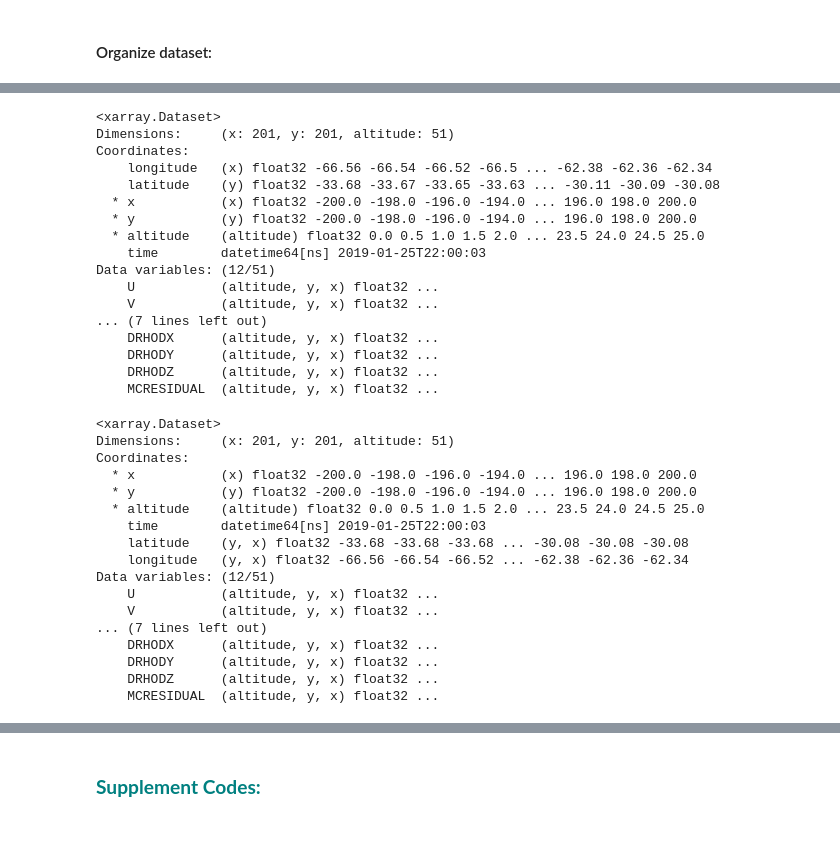
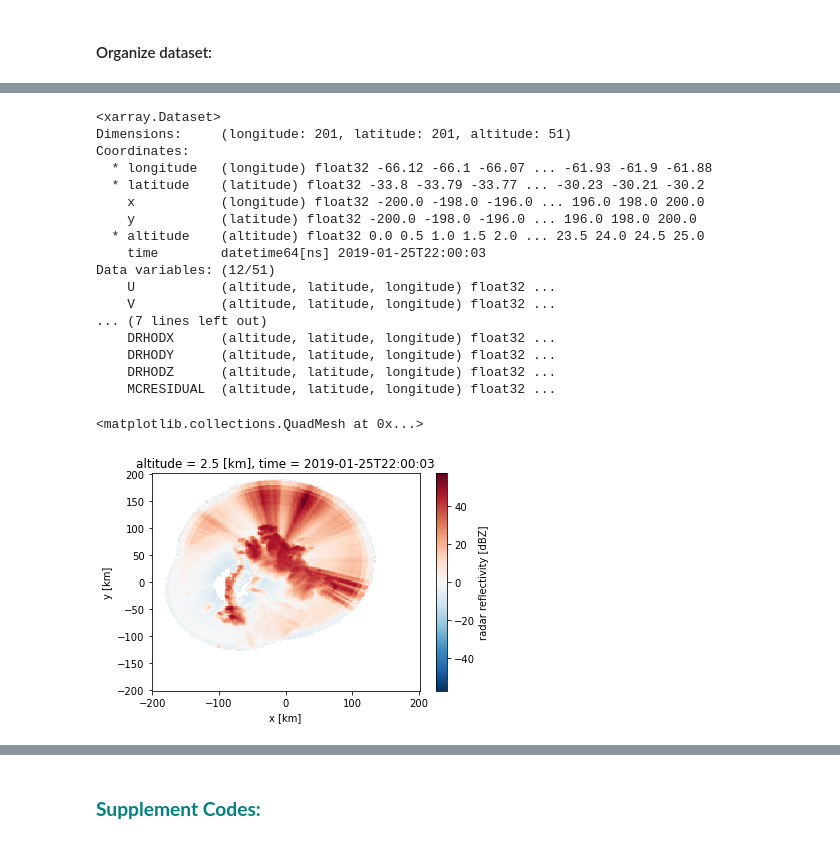
Before and after one commit to yuhungjui/CACTI_Radar_Analysis, a Jupyter notebook: radars_plot_xsec_test.ipynb, the cells around one changed output, grey strips where cells are left out. Saved outputs shown, nothing was run; the diff lists cells and outputs as text; code cells hidden in the pictures.

```diff
--- a/radars_plot_xsec_test.ipynb
+++ b/radars_plot_xsec_test.ipynb
@@ -116,10 +116,13 @@ Data variables: (12/53)
 lon, lat = np.meshgrid( ds_radar_re.longitude, ds_radar_re.latitude )
 # %%
 ds_radar_re = ds_radar_re.set_coords(['x', 'y'])
-ds_radar_re = ds_radar_re.swap_dims({'longitude': 'x', 'latitude': 'y'})
+# ds_radar_re = ds_radar_re.swap_dims({'longitude': 'x', 'latitude': 'y'})
 
 # ds_radar_re = ds_radar_re.reset_coords(['longitude', 'latitude'])
 # ds_radar_re = ds_radar_re.drop(['longitude', 'latitude'])
+
+# ds_radar_re = ds_radar_re.assign({'longitude': (('y','x'), lon), 'latitude': (('y','x'), lat)})
+# ds_radar_re = ds_radar_re.set_coords(['longitude', 'latitude'])
 
 # ds_radar_re = ds_radar_re.drop(['x', 'y'])
 # ds_radar_re = ds_radar_re.rename({ 'longitude': 'x' ,'latitude': 'y' })
@@ -127,45 +130,25 @@ ds_radar_re = ds_radar_re.swap_dims({'longitude': 'x', 'latitude': 'y'})
 ds_radar_re
 # %% [output]
 <xarray.Dataset>
-Dimensions:     (x: 201, y: 201, altitude: 51)
+Dimensions:     (longitude: 201, latitude: 201, altitude: 51)
 Coordinates:
-    longitude   (x) float32 -66.56 -66.54 -66.52 -66.5 ... -62.38 -62.36 -62.34
-    latitude    (y) float32 -33.68 -33.67 -33.65 -33.63 ... -30.11 -30.09 -30.08
-  * x           (x) float32 -200.0 -198.0 -196.0 -194.0 ... 196.0 198.0 200.0
-  * y           (y) float32 -200.0 -198.0 -196.0 -194.0 ... 196.0 198.0 200.0
+  * longitude   (longitude) float32 -66.12 -66.1 -66.07 ... -61.93 -61.9 -61.88
+  * latitude    (latitude) float32 -33.8 -33.79 -33.77 ... -30.23 -30.21 -30.2
+    x           (longitude) float32 -200.0 -198.0 -196.0 ... 196.0 198.0 200.0
+    y           (latitude) float32 -200.0 -198.0 -196.0 ... 196.0 198.0 200.0
   * altitude    (altitude) float32 0.0 0.5 1.0 1.5 2.0 ... 23.5 24.0 24.5 25.0
     time        datetime64[ns] 2019-01-25T22:00:03
 Data variables: (12/51)
-    U           (altitude, y, x) float32 ...
-    V           (altitude, y, x) float32 ...
+    U           (altitude, latitude, longitude) float32 ...
+    V           (altitude, latitude, longitude) float32 ...
 ... (7 lines left out)
-    DRHODX      (altitude, y, x) float32 ...
-    DRHODY      (altitude, y, x) float32 ...
-    DRHODZ      (altitude, y, x) float32 ...
-    MCRESIDUAL  (altitude, y, x) float32 ...
+    DRHODX      (altitude, latitude, longitude) float32 ...
+    DRHODY      (altitude, latitude, longitude) float32 ...
+    DRHODZ      (altitude, latitude, longitude) float32 ...
+    MCRESIDUAL  (altitude, latitude, longitude) float32 ...
-# %%
-ds_radar_re = ds_radar_re.assign({ 'latitude': (('y', 'x'), lat)
-                                 , 'longitude': (('y', 'x'), lon)
-                                 }
-                                )
-ds_radar_re = ds_radar_re.set_coords(['longitude', 'latitude'])
-ds_radar_re
-# %% [output]
-<xarray.Dataset>
-Dimensions:     (x: 201, y: 201, altitude: 51)
-Coordinates:
-  * x           (x) float32 -200.0 -198.0 -196.0 -194.0 ... 196.0 198.0 200.0
-  * y           (y) float32 -200.0 -198.0 -196.0 -194.0 ... 196.0 198.0 200.0
-  * altitude    (altitude) float32 0.0 0.5 1.0 1.5 2.0 ... 23.5 24.0 24.5 25.0
-    time        datetime64[ns] 2019-01-25T22:00:03
-    latitude    (y, x) float32 -33.68 -33.68 -33.68 ... -30.08 -30.08 -30.08
-    longitude   (y, x) float32 -66.56 -66.54 -66.52 ... -62.38 -62.36 -62.34
-Data variables: (12/51)
-    U           (altitude, y, x) float32 ...
-    V           (altitude, y, x) float32 ...
-... (7 lines left out)
-    DRHODX      (altitude, y, x) float32 ...
-    DRHODY      (altitude, y, x) float32 ...
-    DRHODZ      (altitude, y, x) float32 ...
-    MCRESIDUAL  (altitude, y, x) float32 ...
+# %%
+ds_radar_re.DBZ[5,:,:].plot()
+# %% [output]
+<matplotlib.collections.QuadMesh at 0x...>
+[figure, added]
 # %%
```
Also changed, not shown: parts of 8 cells of this notebook, 2 other files.
